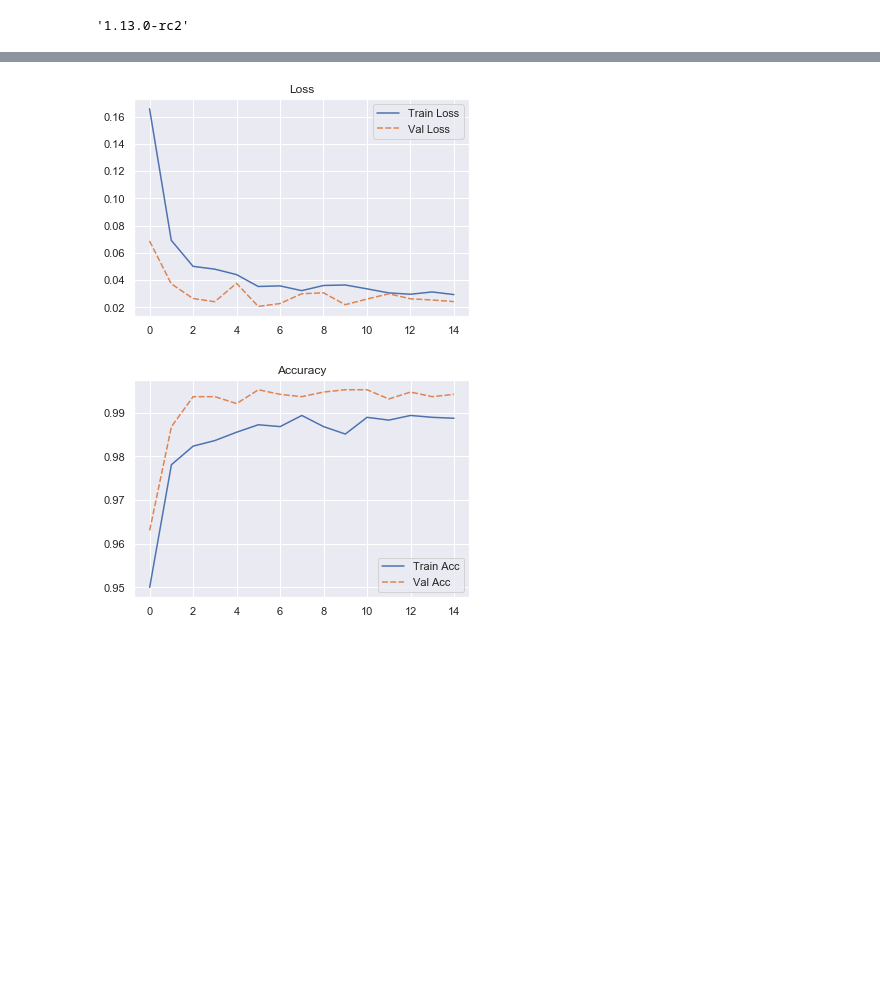
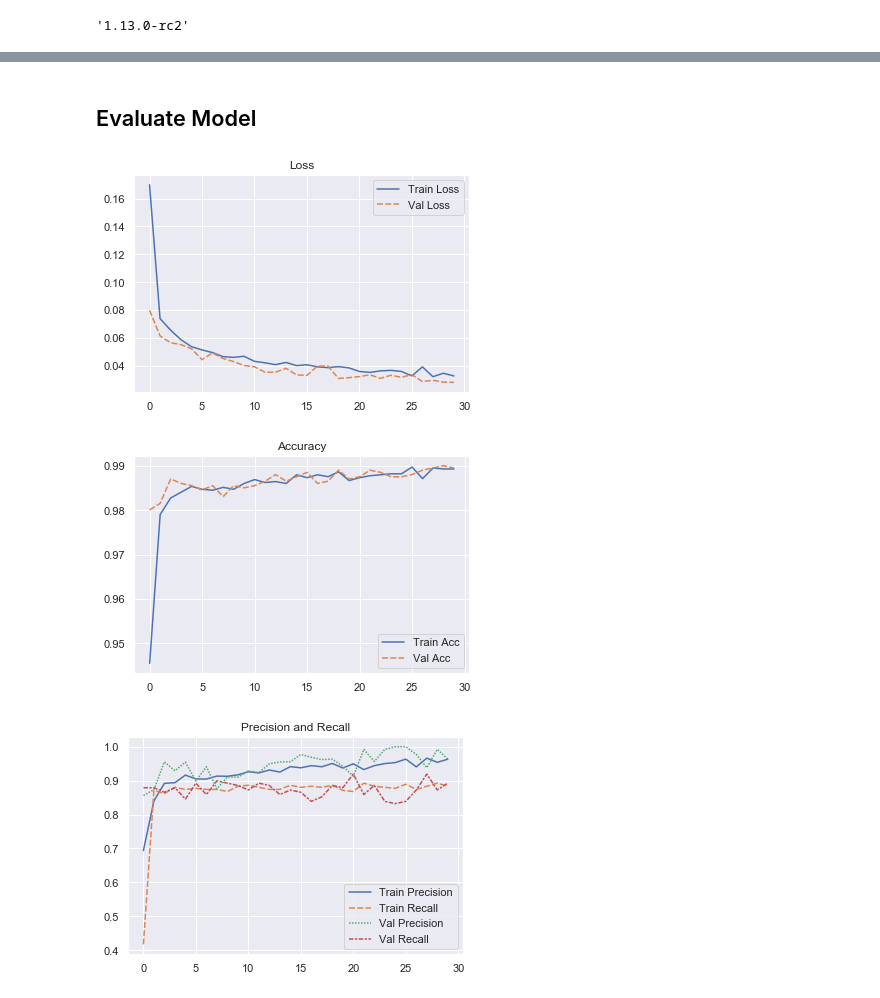
Before and after one commit to naallen/osrs-spam-detection, a Jupyter notebook: train.ipynb, the cells around one changed output, grey strips where cells are left out. Drawn from its saved outputs; the diff is of its cells as text; code cells hidden in the pictures; blank space fills up the shorter version.

```diff
--- a/train.ipynb
+++ b/train.ipynb
@@ -51,11 +53,13 @@ tf.__version__
 df = pd.read_csv("dataset.csv", index_col=0)
 df = df.drop_duplicates('message').reset_index(drop=True)
 # %%
-# Split the dataset by user, using MD5 hash to make splitting deterministic and repeatable after adding new data
+# Split the dataset using MD5 hash to make splitting deterministic and repeatable after adding new data
 # The split proportion won't be exactly as specified, but it'll be good enough
 
-split_val = (2 ** 128 - 1) * train_split
-df['usermd5'] = [int(hashlib.md5(user.encode("utf-8")).hexdigest(), 16) for user in df['user']]
+split_val = (2 ** 32 - 1) * train_split
+#df['usermd5'] = [int(hashlib.md5(user.encode("utf-8")).hexdigest()[0:8], 16) for user in df['user']]
+df['usermd5'] = [int(hashlib.md5((row[1]['user'] + row[1]['message']).encode("utf-8")).hexdigest()[0:8], 16)
+                 for row in df.iterrows()]
 traindf = df[df['usermd5'] < split_val]
 testdf = df[df['usermd5'] > split_val]
 df.drop(columns=['usermd5'], inplace=True)
@@ -69,8 +73,6 @@ def clean_message(msg):
     #msg = msg.lower()
     #msg = re.sub(' +', ' ', msg)
     return unicodedata.normalize('NFKD', msg).encode('ascii','ignore')
-
-# Messages are short enough that we probably don't need to tokenize by words
 
 encoded_msgs = [list(clean_message(msg)) for msg in np.array(df['message'])]
 seqs = pad_sequences(encoded_msgs, maxlen=max_chars)
@@ -98,10 +102,10 @@ Proportion of data in test set: 0.28725341426403644
 # Hidden dense layer
 # Output layer, FC with sigmoid activation
 
-def create_model(l1=64, d1=32):
-    inputs = Input(shape=(max_chars,1))
+def create_model(l1=32, d1=16):
+    inputs = Input(shape=(80,1))
     X = Bidirectional(LSTM(l1))(inputs)
-    X = Dense(d1, activation='relu')(X)
+    X = Dense(d1, activation='tanh')(X)
     output = Dense(1, activation='sigmoid')(X)
     model = Model(inputs=inputs, outputs=output)
     model.compile(optimizer='adam',
@@ -110,15 +114,17 @@ def create_model(l1=64, d1=32):
     return model
 # %%
 # Train the model, checking performance on validation set.
-# Model tends to converge before around 25 epochs with batch size of 128.
-# Training takes about 1 minute on an i3.
+# Model tends to converge before around 20 epochs with batch size of 128.
+# Training takes about 2 minutes on an i3. GPU acceleration doesn't really help this model.
 
-model = create_model(l1=96, d1=16)
+K.clear_session()
+
+model = create_model(l1=48, d1=32)
 
 history = model.fit(
     X_train,
     Y_train,
-    epochs=15,
+    epochs=30,
     validation_data=(X_test, Y_test),
     batch_size=64,
     verbose=2)
@@ -142,16 +151,29 @@ Epoch 7/15
+# %% [markdown]
+## Evaluate Model
 # %%
 sns.lineplot(
     data=pd.DataFrame({'Train Loss': history.history['loss'], 'Val Loss': history.history['val_loss']})
 ).set_title('Loss')
 plt.show()
 
 sns.lineplot(
     data=pd.DataFrame({'Train Acc': history.history['acc'], 'Val Acc': history.history['val_acc']})
 ).set_title('Accuracy')
 plt.show()
+
+sns.lineplot(
+    data=pd.DataFrame({
+        'Train Precision': history.history['precision'],
+        'Train Recall': history.history['recall'],
+        'Val Precision': history.history['val_precision'],
+        'Val Recall': history.history['val_recall'],
+    })
+).set_title('Precision and Recall')
+plt.show()
 # %% [output]
-[figure, old version]
+[figure, new version]
-[figure, old version]
+[figure, new version]
+[figure, added]
 # %%
 # Make predictions on entire dataset and re-split into test and train sets
 
```
Also changed, not shown: parts of 17 cells of this notebook.
